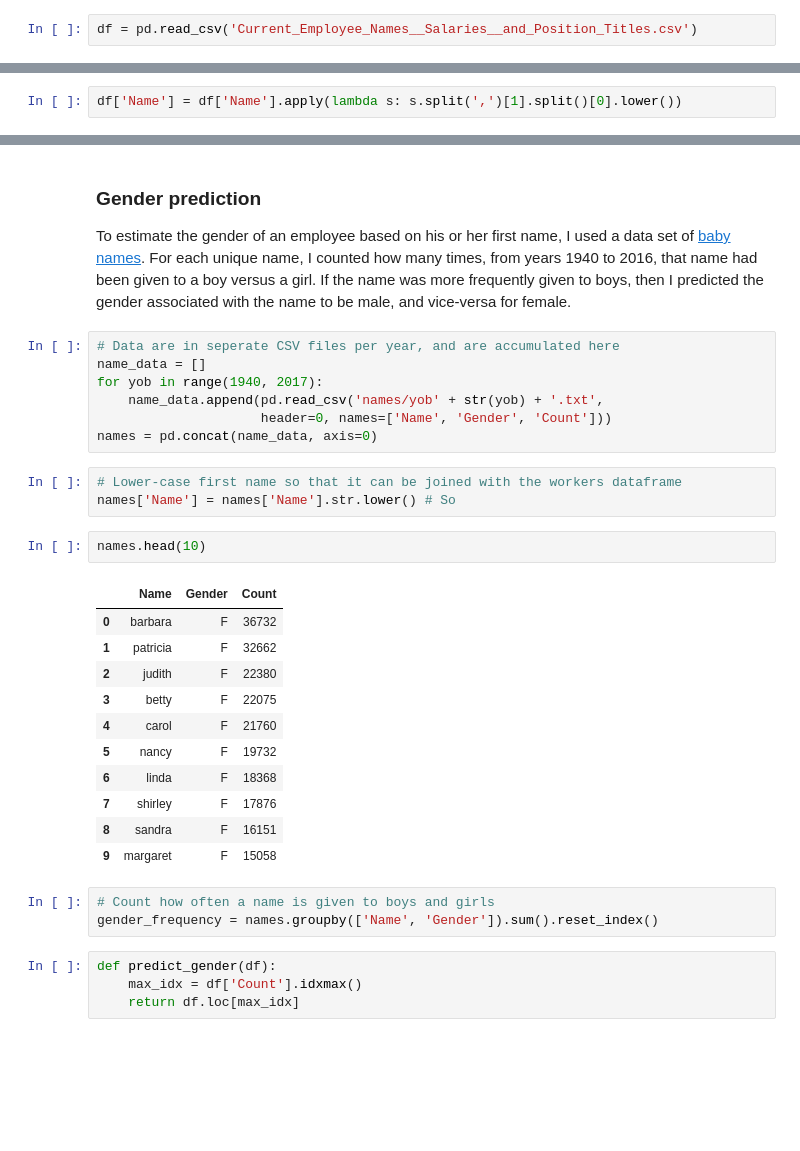
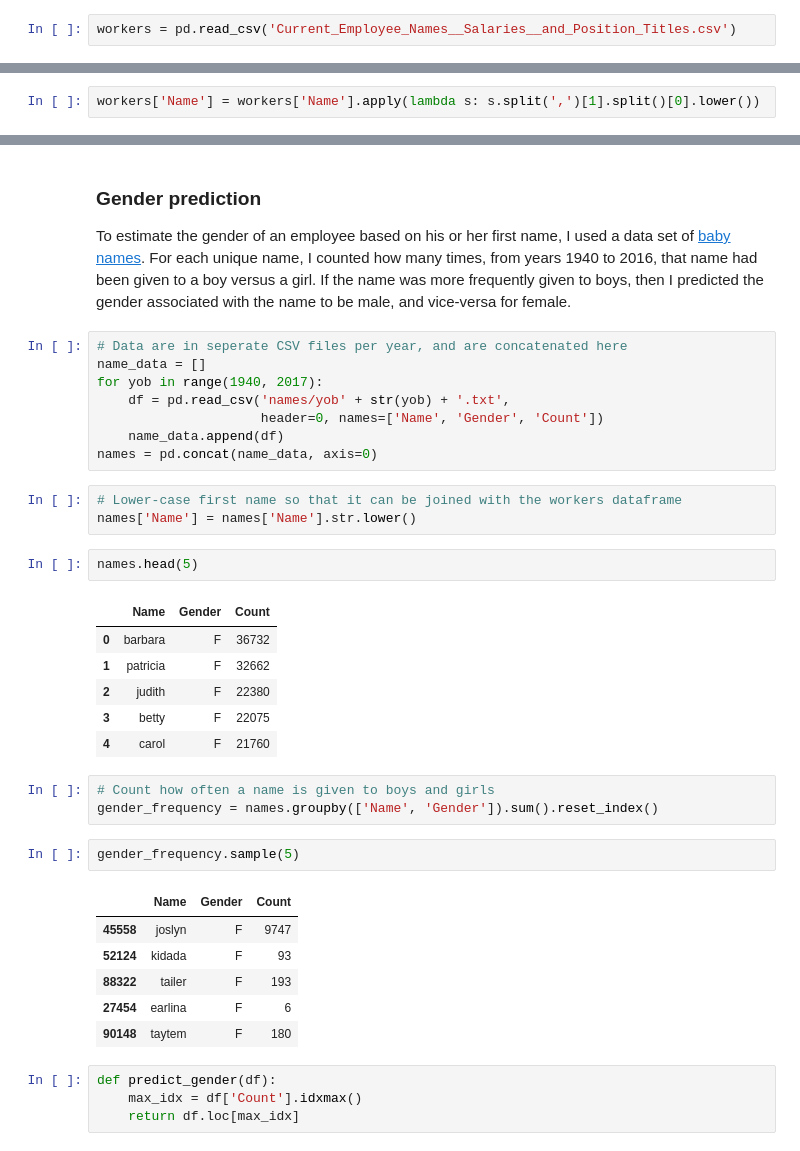
Before and after one commit to hobgreenson/chicago_employees, a Jupyter notebook: ChicagoEmployeeGenderSalary.ipynb, the cells around one changed output, grey strips where cells are left out. Drawn from its saved outputs; the diff is of its cells as text; blank space fills up the shorter version.

```diff
--- a/ChicagoEmployeeGenderSalary.ipynb
+++ b/ChicagoEmployeeGenderSalary.ipynb
@@ -15,4 +18,4 @@ interested to see whether men and women earn similar salaries for similar roles.
 City data don't report the gender of employees, so I used an employee's first name
 as a proxy, which is explained in more detail below.
 # %%
-df = pd.read_csv('Current_Employee_Names__Salaries__and_Position_Titles.csv')
+workers = pd.read_csv('Current_Employee_Names__Salaries__and_Position_Titles.csv')
@@ -36,4 +27,4 @@ df.head(10)
 To make grouping and matching first names easier, I extracted the first name from each
 employee record and lower-cased it:
 # %%
-df['Name'] = df['Name'].apply(lambda s: s.split(',')[1].split()[0].lower())
+workers['Name'] = workers['Name'].apply(lambda s: s.split(',')[1].split()[0].lower())
@@ -50,32 +57,37 @@ how many times, from years 1940 to 2016, that name had been given to a boy versu
 the name was more frequently given to boys, then I predicted the gender associated with the
 name to be male, and vice-versa for female.
 # %%
-# Data are in seperate CSV files per year, and are accumulated here
+# Data are in seperate CSV files per year, and are concatenated here
 name_data = []
 for yob in range(1940, 2017):
-    name_data.append(pd.read_csv('names/yob' + str(yob) + '.txt',
-                     header=0, names=['Name', 'Gender', 'Count']))
+    df = pd.read_csv('names/yob' + str(yob) + '.txt',
+                     header=0, names=['Name', 'Gender', 'Count'])
+    name_data.append(df)
 names = pd.concat(name_data, axis=0)
 # %%
 # Lower-case first name so that it can be joined with the workers dataframe
-names['Name'] = names['Name'].str.lower() # So
+names['Name'] = names['Name'].str.lower()
 # %%
-names.head(10)
+names.head(5)
 # %% [output]
 |  | Name | Gender | Count |
 | 0 | barbara | F | 36732 |
 | 1 | patricia | F | 32662 |
 | 2 | judith | F | 22380 |
 | 3 | betty | F | 22075 |
 | 4 | carol | F | 21760 |
-| 5 | nancy | F | 19732 |
-| 6 | linda | F | 18368 |
-| 7 | shirley | F | 17876 |
-| 8 | sandra | F | 16151 |
-| 9 | margaret | F | 15058 |
 # %%
 # Count how often a name is given to boys and girls
 gender_frequency = names.groupby(['Name', 'Gender']).sum().reset_index()
+# %%
+gender_frequency.sample(5)
+# %% [output]
+|  | Name | Gender | Count |
+| 45558 | joslyn | F | 9747 |
+| 52124 | kidada | F | 93 |
+| 88322 | tailer | F | 193 |
+| 27454 | earlina | F | 6 |
+| 90148 | taytem | F | 180 |
 # %%
 def predict_gender(df):
     max_idx = df['Count'].idxmax()
```
Also changed, not shown: parts of 29 cells of this notebook.
